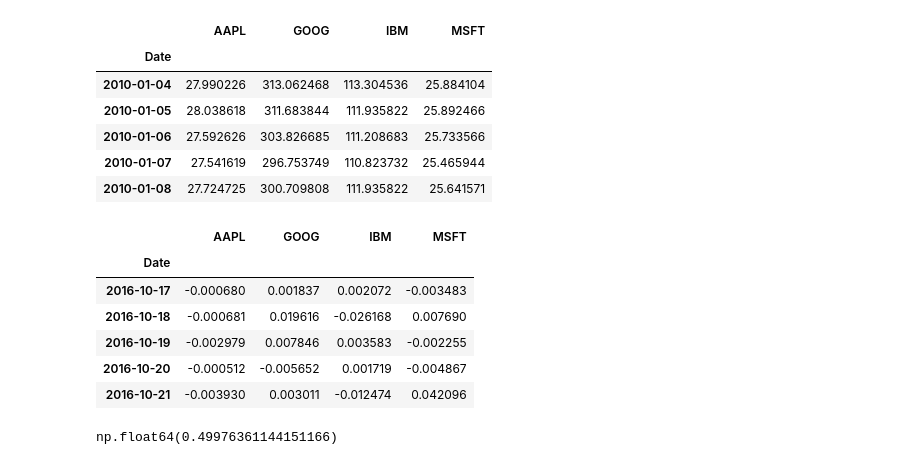
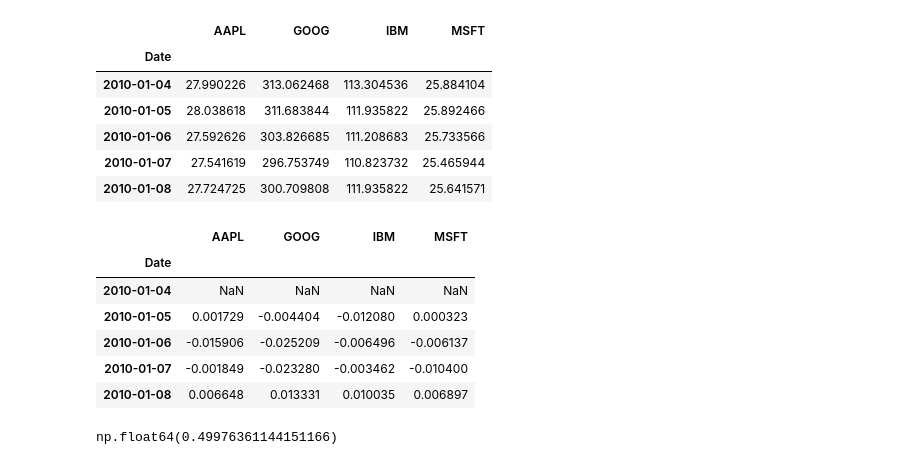
Before and after one commit to d0m999/python-basics-for-quant-trading, a Jupyter notebook: pydata-study/5-start-pandas.ipynb, the cells around one changed output. Cells and saved outputs as stored; diff of their text form; code cells hidden in the pictures.

```diff
--- a/pydata-study/5-start-pandas.ipynb
+++ b/pydata-study/5-start-pandas.ipynb
@@ -2056,15 +2095,15 @@ price.head()
 | 2010-01-08 | 27.724725 | 300.709808 | 111.935822 | 25.641571 |
 # %%
 returns = price.pct_change()
-returns.tail()
+returns.head()
 # %% [output]
 |  | AAPL | GOOG | IBM | MSFT |
 | Date |  |  |  |  |
-| 2016-10-17 | -0.000680 | 0.001837 | 0.002072 | -0.003483 |
-| 2016-10-18 | -0.000681 | 0.019616 | -0.026168 | 0.007690 |
-| 2016-10-19 | -0.002979 | 0.007846 | 0.003583 | -0.002255 |
-| 2016-10-20 | -0.000512 | -0.005652 | 0.001719 | -0.004867 |
-| 2016-10-21 | -0.003930 | 0.003011 | -0.012474 | 0.042096 |
+| 2010-01-04 | NaN | NaN | NaN | NaN |
+| 2010-01-05 | 0.001729 | -0.004404 | -0.012080 | 0.000323 |
+| 2010-01-06 | -0.015906 | -0.025209 | -0.006496 | -0.006137 |
+| 2010-01-07 | -0.001849 | -0.023280 | -0.003462 | -0.010400 |
+| 2010-01-08 | 0.006648 | 0.013331 | 0.010035 | 0.006897 |
 # %%
 returns['MSFT'].corr(returns['IBM'])
 # 语法解析
```
Also changed, not shown: parts of 26 cells of this notebook.
